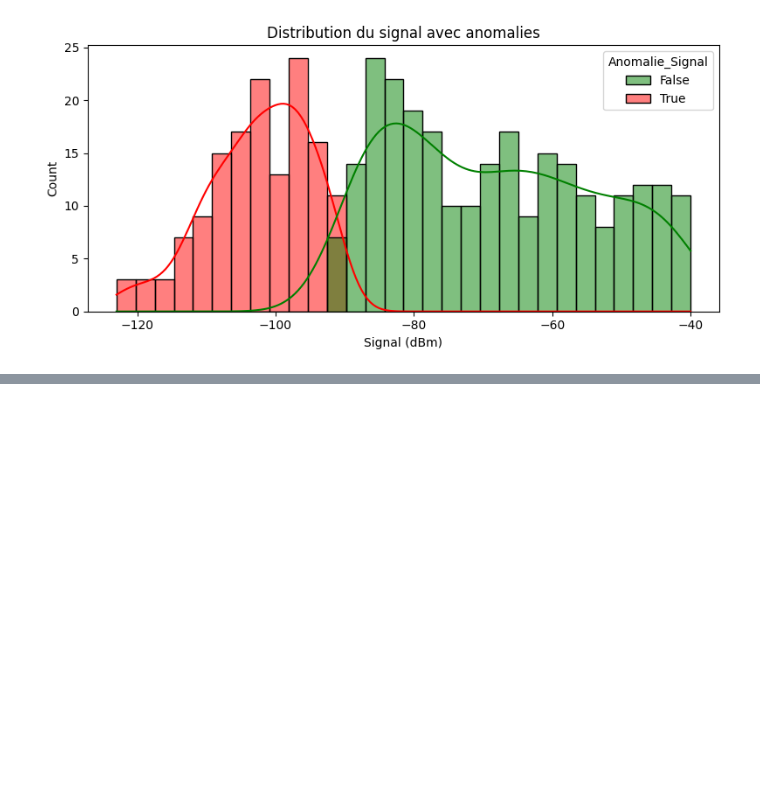
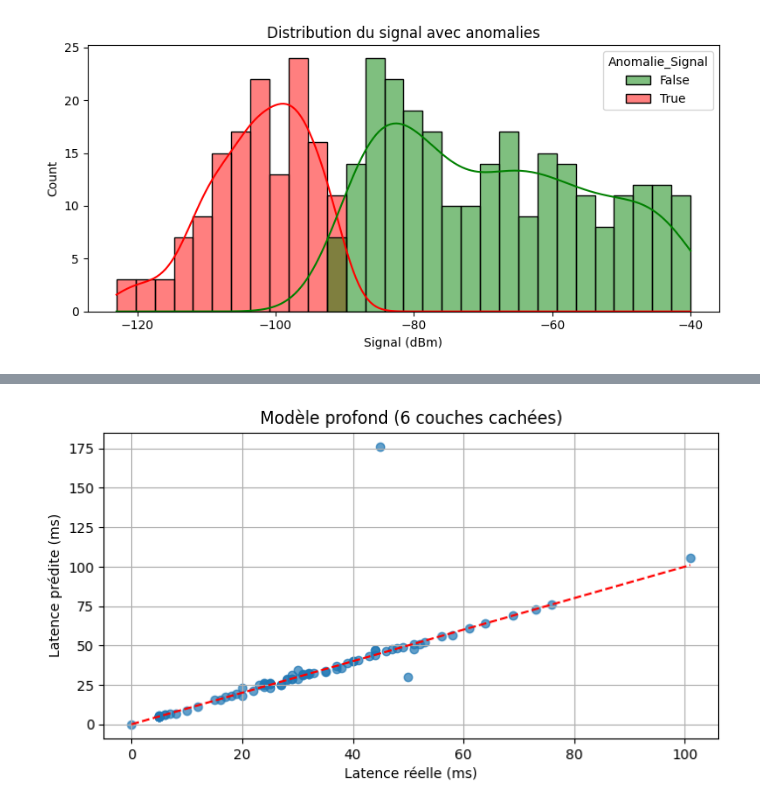
Before and after one commit to ndeyecisse/TER, a Jupyter notebook: phase1.ipynb, the cells around one changed output, grey strips where cells are left out. Cells and saved outputs as stored; diff of their text form; code cells hidden in the pictures; blank space fills up the shorter version.

```diff
--- a/phase1.ipynb
+++ b/phase1.ipynb
@@ -154,0 +157,86 @@ print("📁 Anomalies enregistrées dans 'reports/anomalies_detectees.csv'")
+# %%
+# === Phase 2 : Modèle de Prédiction avec PyTorch ===
+
+import torch
+import torch.nn as nn
+from sklearn.model_selection import train_test_split
+from sklearn.preprocessing import StandardScaler
+import numpy as np
+# Encodage simple : One-hot de Application_Type
+df_encoded = pd.get_dummies(df, columns=["Application_Type"], drop_first=True)
+# Étape 1 : Sélection des features et de la target
+features = df_encoded.drop(columns=["Timestamp", "User_ID", "Latency", "Signal_Strength", "Required_Bandwidth", "Allocated_Bandwidth", "Resource_Allocation", "Latency_ms"])
+features["Signal_dBm"] = df["Signal_dBm"]
+features["Required_BW_Mbps"] = df["Required_BW_Mbps"]
+features["Allocated_BW_Mbps"] = df["Allocated_BW_Mbps"]
+target = df["Latency_ms"]
+
+# Normalisation des données
+scaler = StandardScaler()
+X = scaler.fit_transform(features)
+y = target.values
+
+# Conversion en tenseurs PyTorch
+X_tensor = torch.tensor(X, dtype=torch.float32)
+y_tensor = torch.tensor(y, dtype=torch.float32).view(-1, 1)
+
+# Séparation train / test
+X_train, X_test, y_train, y_test = train_test_split(X_tensor, y_tensor, test_size=0.2, random_state=42)
+
+# === Modèle profond avec 6 couches cachées ===
+
+class DeepLatencyModel6Layers(nn.Module):
+    def __init__(self):
+        super(DeepLatencyModel6Layers, self).__init__()
+        self.fc1 = nn.Linear(X.shape[1], 128)
+        self.fc2 = nn.Linear(128, 128)
+        self.fc3 = nn.Linear(128, 64)
+        self.fc4 = nn.Linear(64, 64)
+        self.fc5 = nn.Linear(64, 32)
+        self.fc6 = nn.Linear(32, 16)
+        self.output = nn.Linear(16, 1)
+
+    def forward(self, x):
+        x = torch.relu(self.fc1(x))
+        x = torch.relu(self.fc2(x))
+        x = torch.relu(self.fc3(x))
+        x = torch.relu(self.fc4(x))
+        x = torch.relu(self.fc5(x))
+        x = torch.relu(self.fc6(x))
+        return self.output(x)
+
+# Instanciation du modèle, fonction de perte et optimiseur
+model = DeepLatencyModel6Layers()
+criterion = nn.MSELoss()
+optimizer = torch.optim.Adam(model.parameters(), lr=0.001)
+
+# Entraînement
+epochs = 1000
+for epoch in range(epochs):
+    model.train()
+    outputs = model(X_train)
+    loss = criterion(outputs, y_train)
+
+    optimizer.zero_grad()
+    loss.backward()
+    optimizer.step()
+
+    if (epoch + 1) % 50 == 0:
+        print(f"Époque {epoch+1}/{epochs}, Perte = {loss.item():.4f}")
+
+# Évaluation
+model.eval()
+with torch.no_grad():
+    predictions = model(X_test).numpy()
+    true = y_test.numpy()
+
+# Graphe
+plt.figure(figsize=(8, 4))
+plt.scatter(true, predictions, alpha=0.7)
+plt.xlabel("Latence réelle (ms)")
+plt.ylabel("Latence prédite (ms)")
+plt.title("Modèle profond (6 couches cachées)")
+plt.grid(True)
+plt.plot([min(true), max(true)], [min(true), max(true)], "r--")
+plt.show()
+# %% [output]
@@ -154,0 +263 @@ print("📁 Anomalies enregistrées dans 'reports/anomalies_detectees.csv'")
+[figure, added]
```
Also changed, not shown: parts of 9 cells of this notebook, 1 other file.
